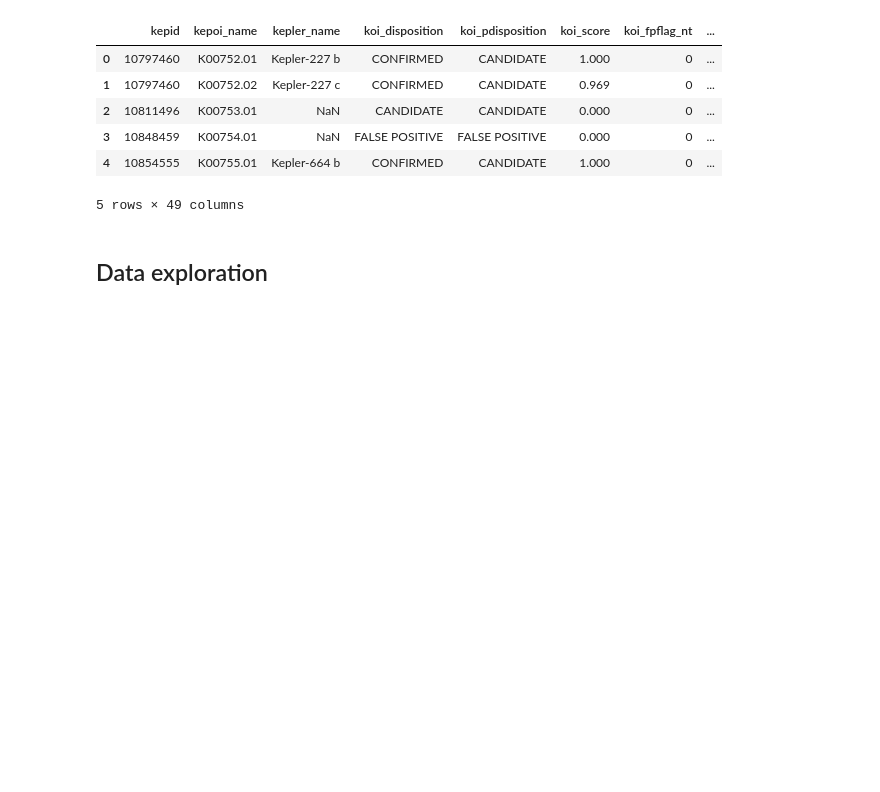
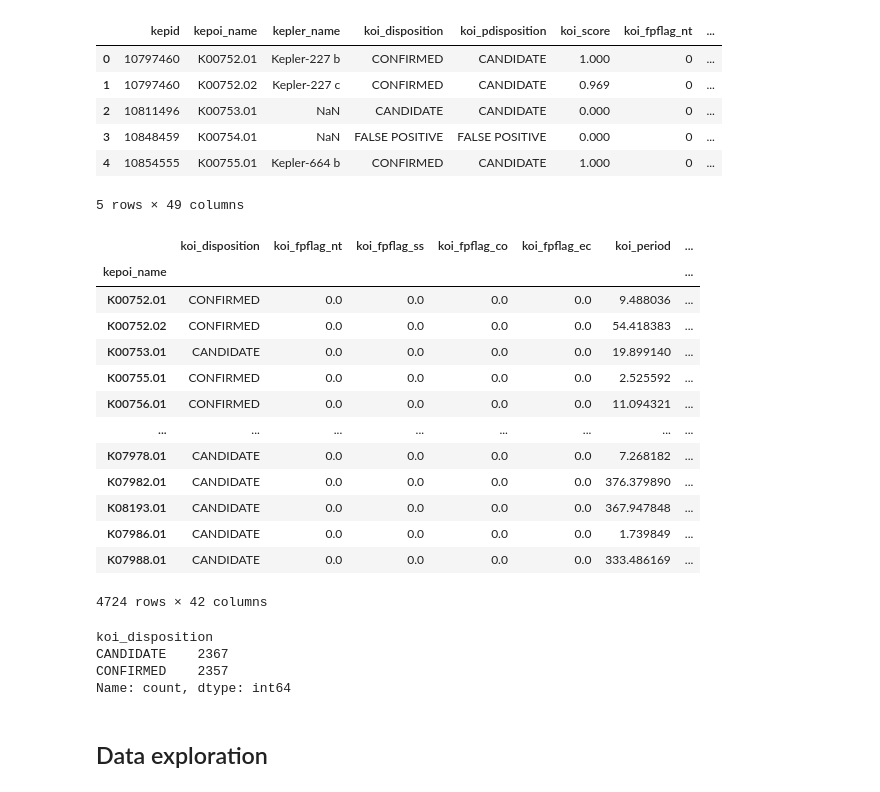
Before and after one commit to mp2b31/MDS-ML-Exoplanets, a Jupyter notebook: Exoplanet Identification.ipynb, the cells around one changed output. Saved outputs shown, nothing was run; the diff lists cells and outputs as text; code cells hidden in the pictures; blank space fills up the shorter version.

```diff
--- a/Exoplanet Identification.ipynb
+++ b/Exoplanet Identification.ipynb
@@ -34,3 +32,31 @@ df["koi_disposition"] = df["koi_disposition"].astype("category")
+# %%
+df.where(df["koi_disposition"] != "FALSE POSITIVE").dropna(axis=0,how="all")
+# %% [output]
+|  | koi_disposition | koi_fpflag_nt | koi_fpflag_ss | koi_fpflag_co | koi_fpflag_ec | koi_period | ... |
+| kepoi_name |  |  |  |  |  |  | ... |
+| K00752.01 | CONFIRMED | 0.0 | 0.0 | 0.0 | 0.0 | 9.488036 | ... |
+| K00752.02 | CONFIRMED | 0.0 | 0.0 | 0.0 | 0.0 | 54.418383 | ... |
+| K00753.01 | CANDIDATE | 0.0 | 0.0 | 0.0 | 0.0 | 19.899140 | ... |
+| K00755.01 | CONFIRMED | 0.0 | 0.0 | 0.0 | 0.0 | 2.525592 | ... |
+| K00756.01 | CONFIRMED | 0.0 | 0.0 | 0.0 | 0.0 | 11.094321 | ... |
+| ... | ... | ... | ... | ... | ... | ... | ... |
+| K07978.01 | CANDIDATE | 0.0 | 0.0 | 0.0 | 0.0 | 7.268182 | ... |
+| K07982.01 | CANDIDATE | 0.0 | 0.0 | 0.0 | 0.0 | 376.379890 | ... |
+| K08193.01 | CANDIDATE | 0.0 | 0.0 | 0.0 | 0.0 | 367.947848 | ... |
+| K07986.01 | CANDIDATE | 0.0 | 0.0 | 0.0 | 0.0 | 1.739849 | ... |
+| K07988.01 | CANDIDATE | 0.0 | 0.0 | 0.0 | 0.0 | 333.486169 | ... |
+4724 rows × 42 columns
+# %%
+# Set up target variable
+# Use koi_disposition only when it is not a FALSE POSITIVE
+df = df.where(df["koi_disposition"] != "FALSE POSITIVE").dropna(axis=0,how="all")
+df["koi_disposition"] = df["koi_disposition"].astype("category")
+print(df["koi_disposition"].value_counts())
+# %% [output]
+koi_disposition
+CANDIDATE    2367
+CONFIRMED    2357
+Name: count, dtype: int64
 # %% [markdown]
 ## Data exploration
 # %%
```
Also changed, not shown: parts of 11 cells of this notebook.
